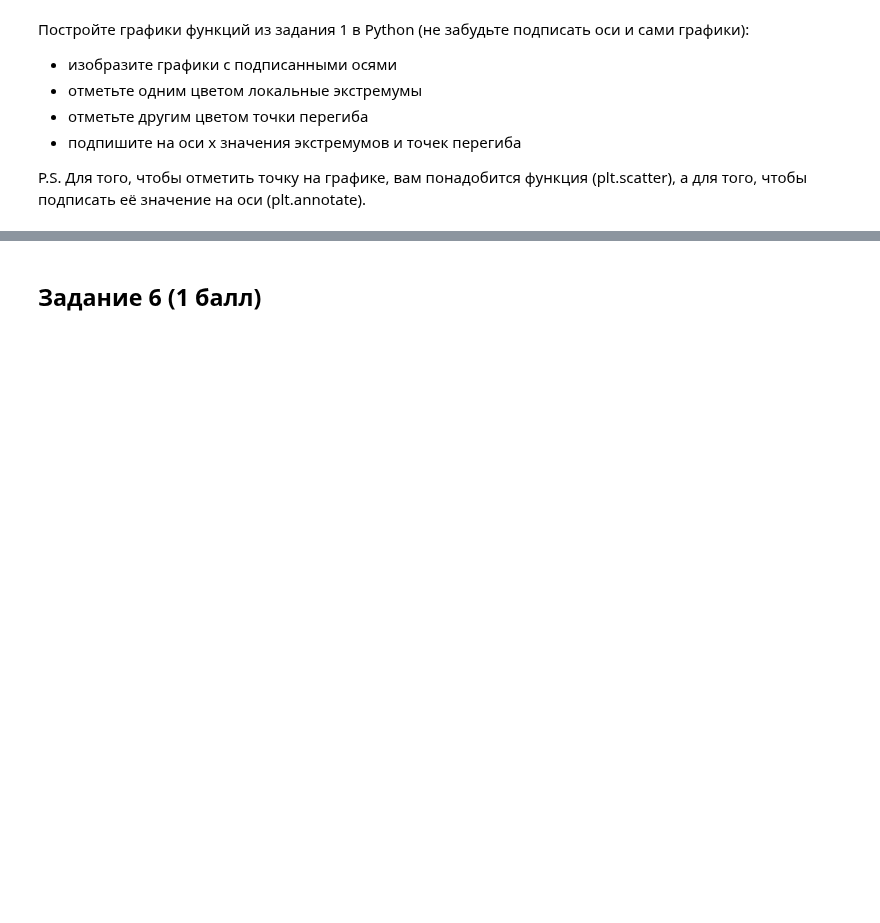
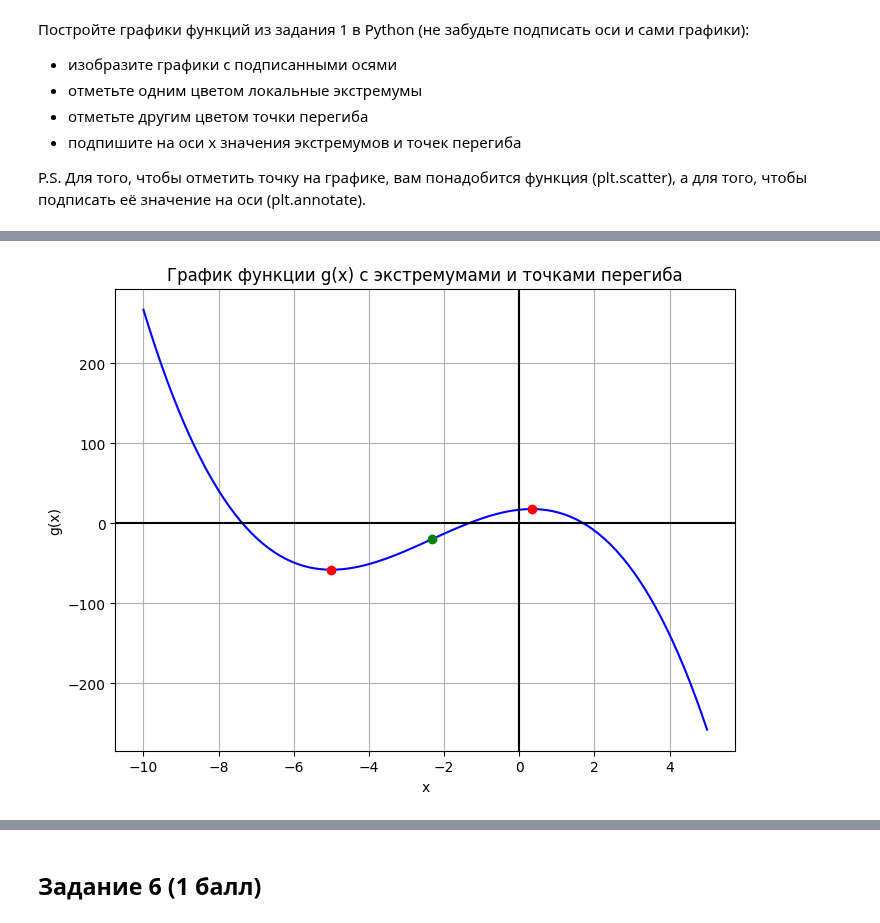
Before and after one commit to vasilyryabtsev/ml-hse-24-25, a Jupyter notebook: HW2_GD/ai_hw2_gd_base.ipynb, the cells around one changed output, grey strips where cells are left out. Saved outputs shown, nothing was run; the diff lists cells and outputs as text; code cells hidden in the pictures; blank space fills up the shorter version.

```diff
--- a/HW2_GD/ai_hw2_gd_base.ipynb
+++ b/HW2_GD/ai_hw2_gd_base.ipynb
@@ -193,0 +231,26 @@ P.S. Для того, чтобы отметить точку на графике
+# %%
+import numpy as np
+import matplotlib.pyplot as plt
+
+def func(x_):
+    return -x_ ** 3 - 7 * x_ ** 2 + 5 * x_ + 17
+
+x_vals = np.linspace(-10, 5, 100)
+y_vals = func(x_vals)
+
+plt.figure(figsize=(8, 6))
+plt.plot(x_vals, y_vals, color='blue')
+
+plt.scatter(*xy_val(extr_points[g]), color='red', zorder=5)
+plt.scatter(*xy_val(inflection_points[g]), color='green', zorder=5)
+
+plt.xlabel('x')
+plt.ylabel('g(x)')
+plt.title('График функции g(x) c экстремумами и точками перегиба')
+plt.axhline(0, color='black')
+plt.axvline(0, color='black')
+plt.grid()
+
+plt.show()
+# %% [output]
+[figure, added]
```
Also changed, not shown: parts of 5 cells of this notebook.
